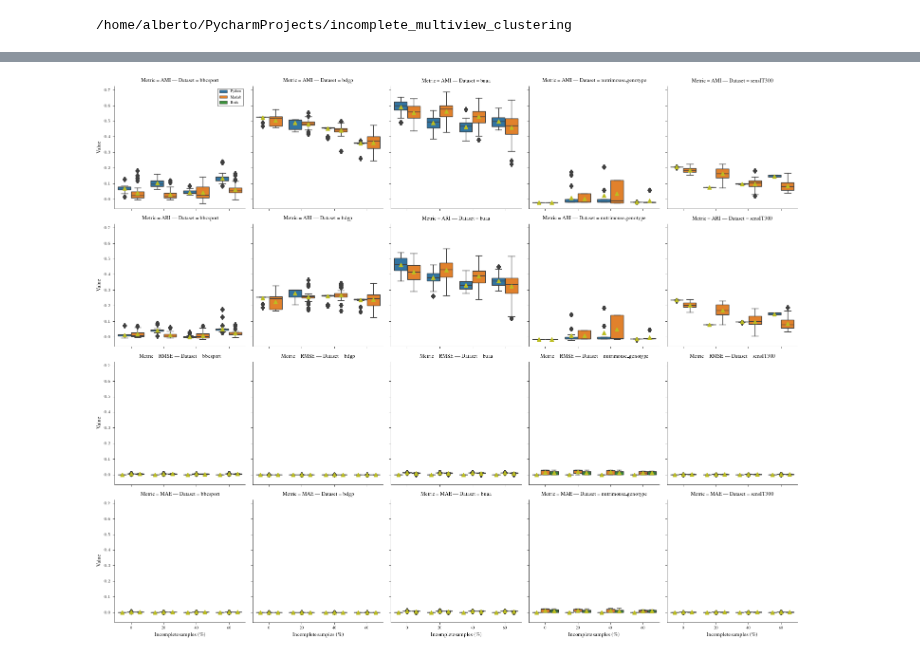
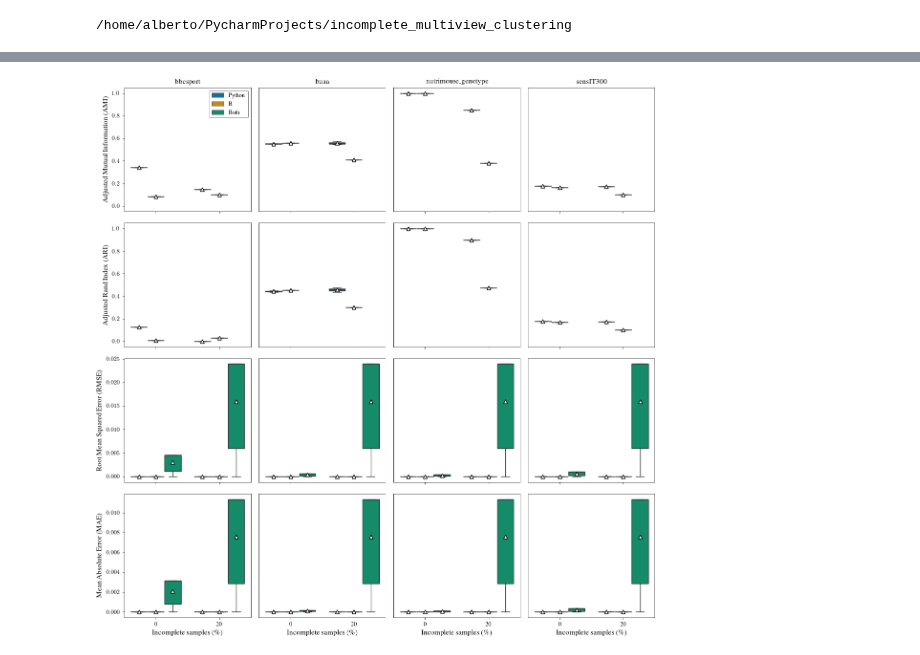
Before and after one commit to RafRomB/imml, a Jupyter notebook: tutorials/engine_comparison.ipynb, the cells around one changed output, grey strips where cells are left out. Cells and saved outputs as stored; diff of their text form; code cells hidden in the pictures.

Commit message:
Completing R engine in nemo.py Making engine_comparison.ipynb general

```diff
--- a/tutorials/engine_comparison.ipynb
+++ b/tutorials/engine_comparison.ipynb
@@ -19,4 +19,6 @@ import matplotlib.pyplot as plt
 # %%
 from tueplots import axes, bundles
 plt.rcParams.update({**bundles.icml2022(), **axes.lines()})
+for key in ["axes.labelsize", "axes.titlesize", "font.size", "legend.fontsize", "xtick.labelsize", "ytick.labelsize"]:
+    plt.rcParams[key] += 3
 # %%
@@ -122,5 +123,5 @@ results (2020, 9)
 # %%
 results = pd.read_csv(f"tutorials/engine_comparison_{estimator_name}.csv")
-results["Engine"] = results["Engine"].replace({"python": "Python", "matlab": "Matlab", "both": "Both"})
+results["Engine"] = results["Engine"].replace({"python": "Python", "matlab": "Matlab", "r": "R", "both": "Both"})
 results.head()
 # %% [output]
@@ -160,24 +149,42 @@ time_engine
 # %%
-results.loc[results["Iteration"] == 0, "RMSE"] = results.loc[results["Iteration"] == 0, "RMSE"].apply(eval)
-results.loc[results["Iteration"] == 0, "MAE"] = results.loc[results["Iteration"] == 0, "MAE"].apply(eval)
+for metric in ["Root Mean Squared Error (RMSE)", "Mean Absolute Error (MAE)"]:
+    results.loc[results["Iteration"] == 0, metric] = results.loc[results["Iteration"] == 0, metric].apply(eval)
 
 stability_results = []
 for _, row in results[results["Iteration"] == 0].iterrows():
-    for rmse, mae in zip(row["RMSE"], row["MAE"]):
+    for rmse, mae in zip(row["Root Mean Squared Error (RMSE)"], row["Mean Absolute Error (MAE)"]):
         stability_results.append([row["Dataset"], row["Engine"], row["Incomplete samples (\%)"], rmse, mae])
 
-stability_results = pd.DataFrame(stability_results, columns= ["Dataset", "Engine", "Incomplete samples (\%)", "RMSE", "MAE"])
+stability_results = pd.DataFrame(stability_results,
+                                 columns= ["Dataset", "Engine", "Incomplete samples (\%)",
+                                           "Root Mean Squared Error (RMSE)", "Mean Absolute Error (MAE)"])
 
-results = results.set_index(["Dataset", "Engine", "Incomplete samples (\%)"]).drop(columns= ["Iteration", "Computing time", "RMSE", "MAE"])
+results = results.set_index(["Dataset", "Engine", "Incomplete samples (\%)"])
+results = results.drop(columns= ["Iteration", "Computing time", "Root Mean Squared Error (RMSE)", "Mean Absolute Error (MAE)"])
 stability_results = stability_results.set_index(["Dataset", "Engine", "Incomplete samples (\%)"])
 results = results.join(stability_results, how="right").reset_index()
 results = results.melt(id_vars= ["Dataset", "Engine", "Incomplete samples (\%)"], var_name='Metric', value_name='Value')
 results = results.sort_values(["Dataset", "Engine", "Incomplete samples (\%)"], ascending=[True, False, True])
 # %%
-ax = sns.FacetGrid(data=results, row="Metric", col= "Dataset", dropna=True, legend_out=False, sharey=True).map_dataframe(
-    sns.boxplot, x="Incomplete samples (\%)", y= "Value", hue= "Engine", palette= "tab10", showmeans=True,
-    meanprops={'markerfacecolor':'tab:olive', 'markeredgecolor':'tab:olive'})
-ax.add_legend()
+axes = sns.FacetGrid(data=results, row="Metric", col= "Dataset", dropna=True, legend_out=False,
+                     sharey=False, despine=False).map_dataframe(
+    sns.boxplot, x="Incomplete samples (\%)", y= "Value", hue= "Engine", palette= "colorblind",
+    hue_order=["Python", language_comparison.capitalize(), "Both"], showmeans=True,
+    meanprops={'markerfacecolor':'white', 'markeredgecolor':'black'})
+axes.add_legend()
+for ax, ylabel in zip(axes.axes[:, 0], results["Metric"].unique()):
+    ax.set_ylabel(ylabel)
+for ax in axes.axes.flatten():
+    if ("AMI" in ax.get_title()) or ("ARI" in ax.get_title()):
+        ax.set_ylim(-0.05, 1.05)
+    ax.set_title("")
+for ax, title in zip(axes.axes[0, :], results["Dataset"].unique()):
+    ax.set_title(title)
+for i in range(results["Metric"].nunique()):
+    for j in range(1, results["Dataset"].nunique()):
+        axes.axes[i,j].get_yaxis().set_visible(False)
+
+plt.tight_layout()
 plt.savefig(f"engine_comparison_{estimator_name}.pdf")
 # %% [output]
-[figure, old version]
+[figure, new version]
```
Also changed, not shown: parts of 7 cells of this notebook, 6 other files.
